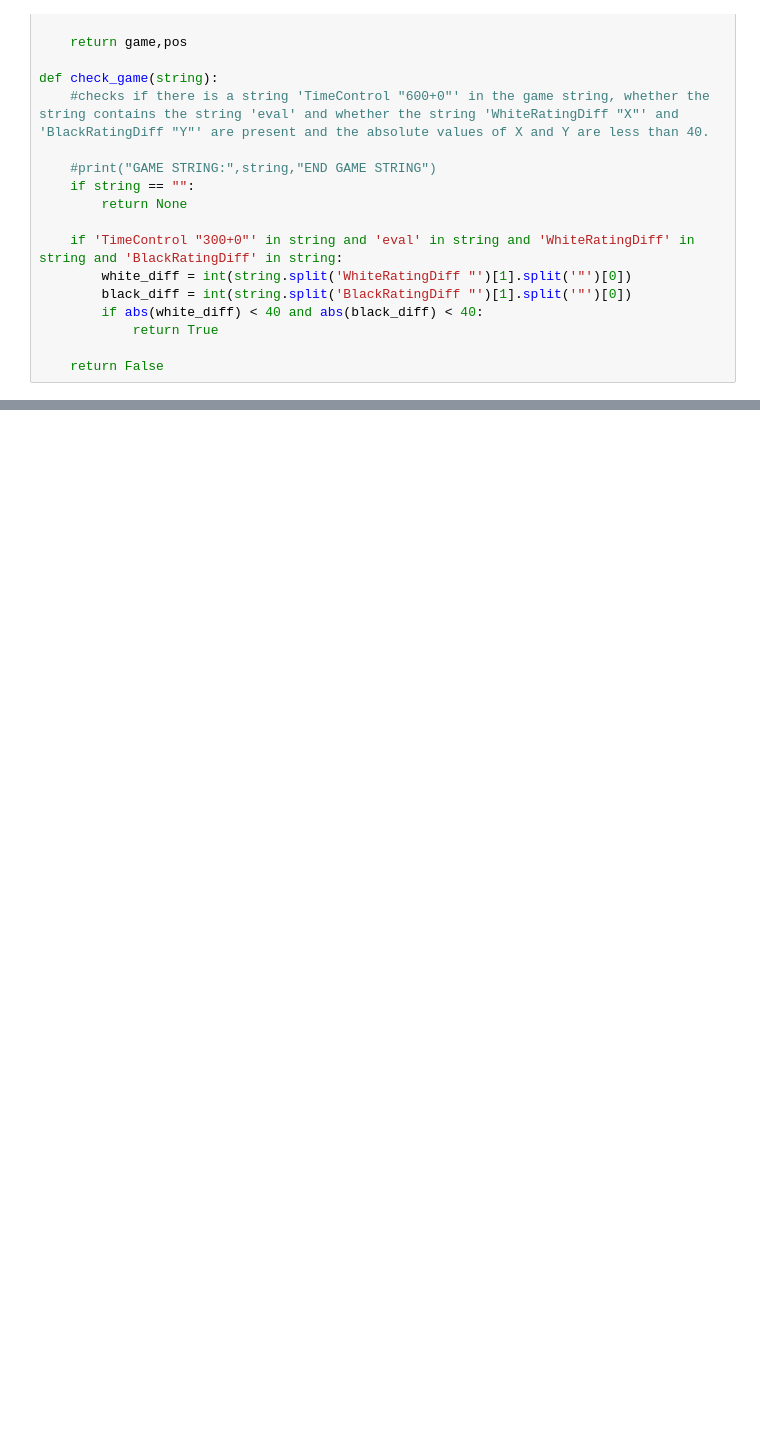
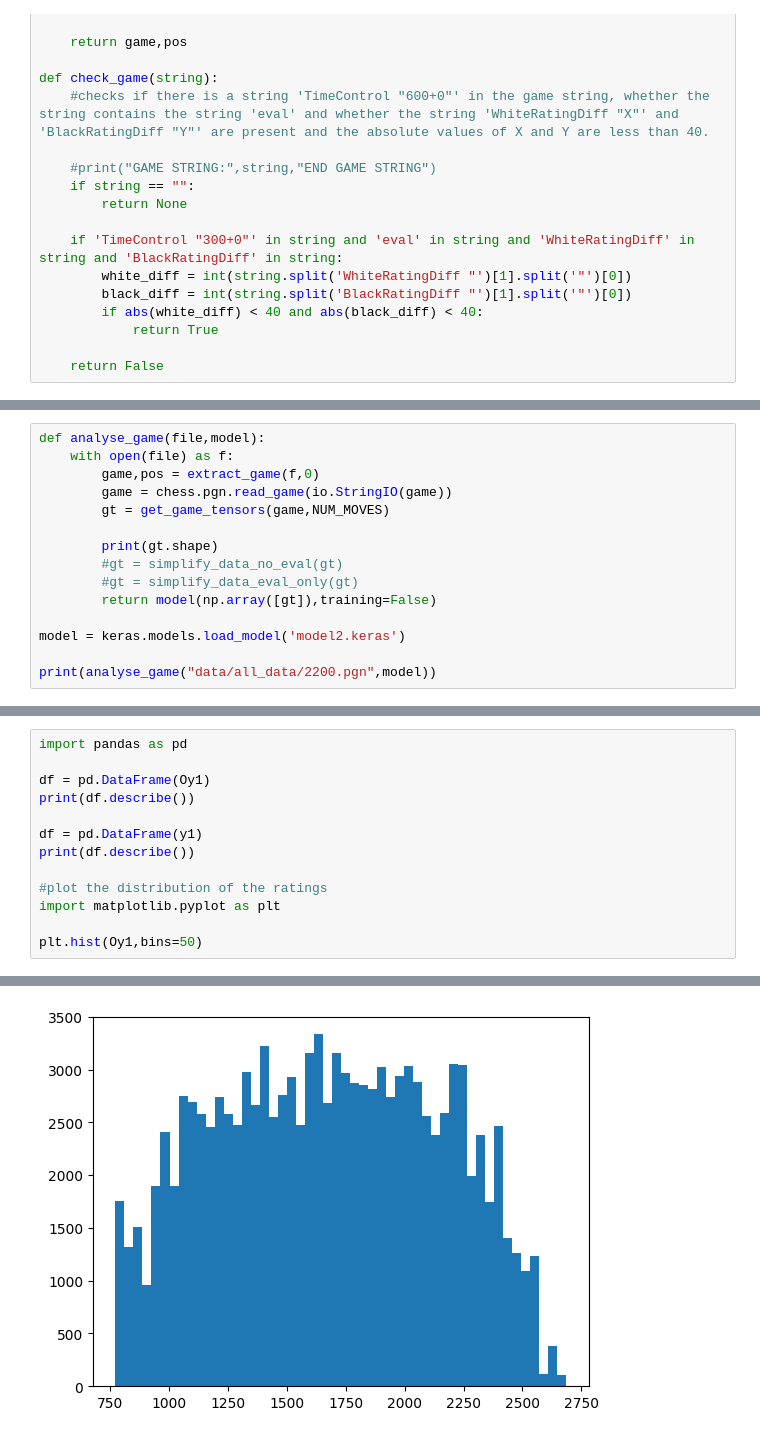
Before and after one commit to jhudsy/chesspredict, a Jupyter notebook: notebook2.ipynb, the cells around one changed output, grey strips where cells are left out. Saved outputs shown, nothing was run; the diff lists cells and outputs as text; blank space fills up the shorter version.

```diff
--- a/notebook2.ipynb
+++ b/notebook2.ipynb
@@ -346,0 +413,15 @@ selu              |selu              |dense+str(i)+_activation
+# %%
+def analyse_game(file,model):
+    with open(file) as f:
+        game,pos = extract_game(f,0)
+        game = chess.pgn.read_game(io.StringIO(game))
+        gt = get_game_tensors(game,NUM_MOVES)
+
+        print(gt.shape)
+        #gt = simplify_data_no_eval(gt)
+        #gt = simplify_data_eval_only(gt)
+        return model(np.array([gt]),training=False)
+
+model = keras.models.load_model('model2.keras')
+
+print(analyse_game("data/all_data/2200.pgn",model))
@@ -346,0 +497,14 @@ selu              |selu              |dense+str(i)+_activation
+# %%
+import pandas as pd
+
+df = pd.DataFrame(Oy1)
+print(df.describe())
+
+df = pd.DataFrame(y1)
+print(df.describe())
+
+#plot the distribution of the ratings
+import matplotlib.pyplot as plt
+
+plt.hist(Oy1,bins=50)
+# %% [output]
@@ -346,0 +544 @@ selu              |selu              |dense+str(i)+_activation
+[figure, added]
```
Also changed, not shown: parts of 12 cells of this notebook.
